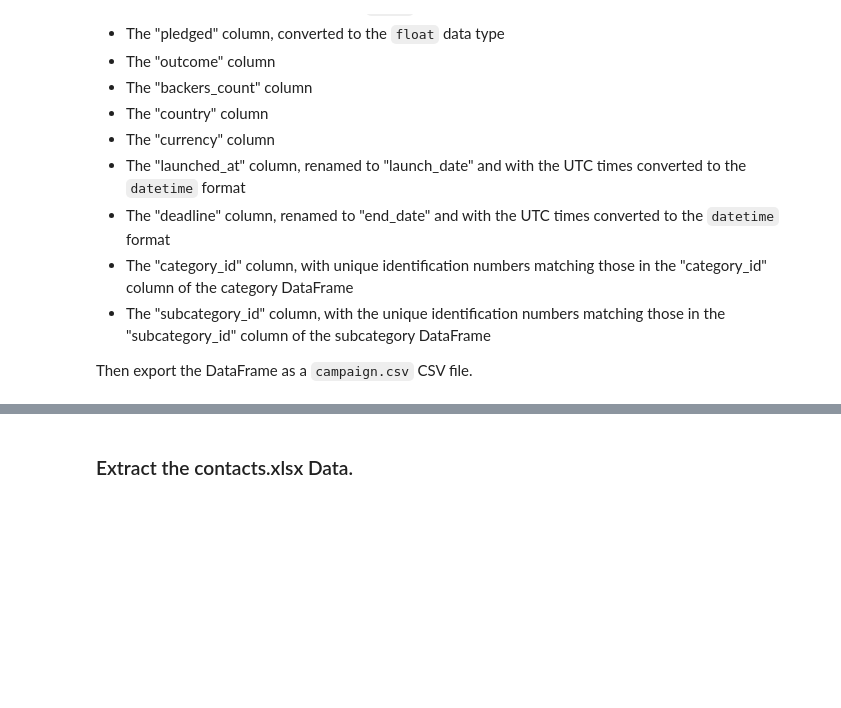
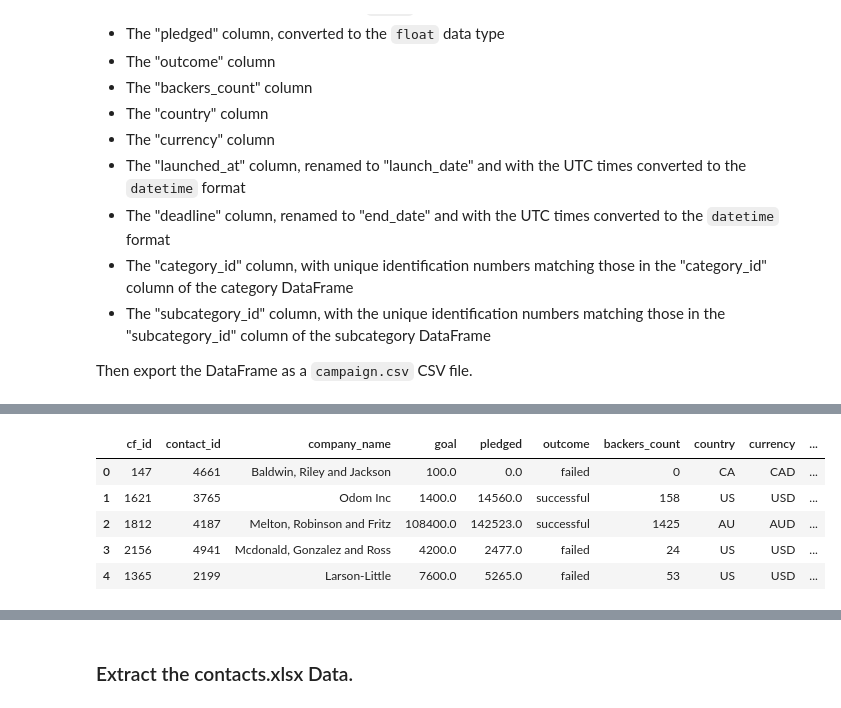
Before and after one commit to NguyenThiKimKhue/project-ETL-crowdfunding, a Jupyter notebook: Submission/Resources/ETL_Mini_Project_KNguyen_EWimmer_CMueller.ipynb, the cells around one changed output, grey strips where cells are left out. Cells and saved outputs as stored; diff of their text form; code cells hidden in the pictures; blank space fills up the shorter version.

```diff
--- a/Submission/Resources/ETL_Mini_Project_KNguyen_EWimmer_CMueller.ipynb
+++ b/Submission/Resources/ETL_Mini_Project_KNguyen_EWimmer_CMueller.ipynb
@@ -347,2 +352,19 @@ campaign_df.head()
+# %%
+# Rename the blurb, launched_at, and deadline columns.
+campaign_df["quote"] = campaign_df["blurb"]
+campaign_df["launch_date"] = campaign_df["launched_at"]
+campaign_df["end_date"] = campaign_df["deadline"]
+
+# Drop the original columns
+campaign_df.drop(columns=["blurb", "launched_at", "deadline"], inplace=True)
+
+campaign_df.head()
+# %% [output]
+|  | cf_id | contact_id | company_name | goal | pledged | outcome | backers_count | country | currency | ... |
+| 0 | 147 | 4661 | Baldwin, Riley and Jackson | 100.0 | 0.0 | failed | 0 | CA | CAD | ... |
+| 1 | 1621 | 3765 | Odom Inc | 1400.0 | 14560.0 | successful | 158 | US | USD | ... |
+| 2 | 1812 | 4187 | Melton, Robinson and Fritz | 108400.0 | 142523.0 | successful | 1425 | AU | AUD | ... |
+| 3 | 2156 | 4941 | Mcdonald, Gonzalez and Ross | 4200.0 | 2477.0 | failed | 24 | US | USD | ... |
+| 4 | 1365 | 2199 | Larson-Little | 7600.0 | 5265.0 | failed | 53 | US | USD | ... |
 # %%
 # Convert the goal and pledged columns to a `float` data type.
```
Also changed, not shown: parts of 22 cells of this notebook, 4 other files.
